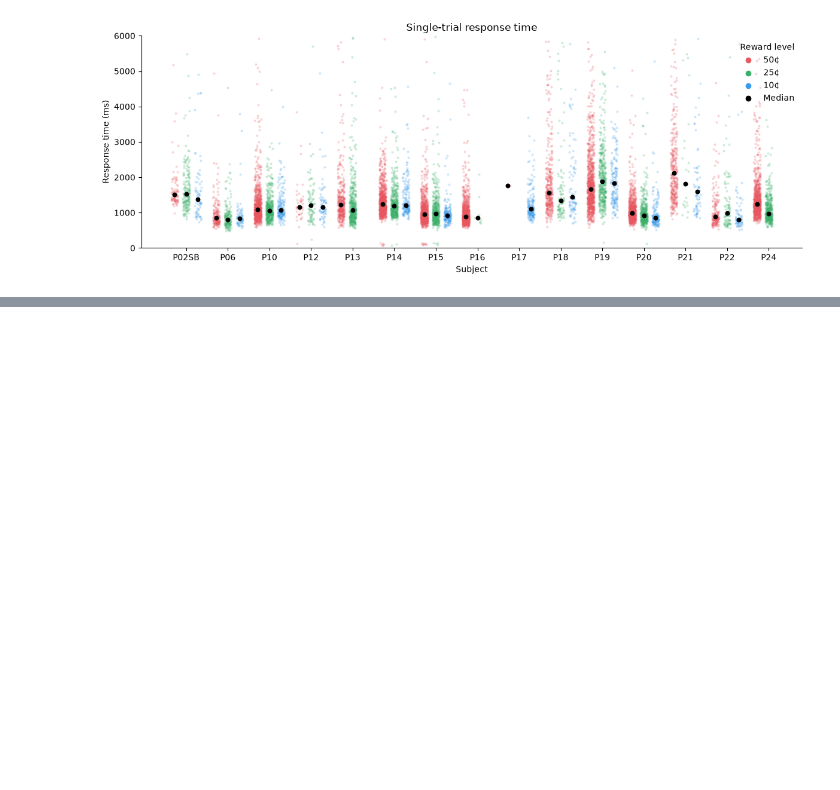
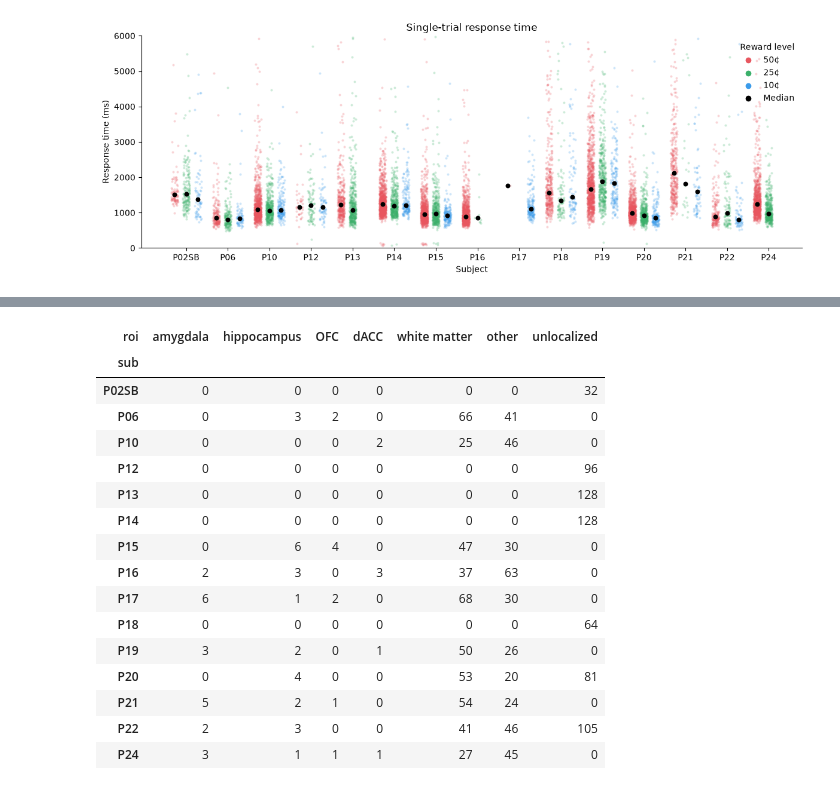
Before and after one commit to bzheng112/progressive_ratio, a Jupyter notebook: notebooks/progressive_ratio.ipynb, the cells around one changed output, grey strips where cells are left out. Cells and saved outputs as stored; diff of their text form; code cells hidden in the pictures; blank space fills up the shorter version.

```diff
--- a/notebooks/progressive_ratio.ipynb
+++ b/notebooks/progressive_ratio.ipynb
@@ -126,0 +224,31 @@ plt.tight_layout()
+# %%
+def channel_table(sub):
+    """One row per recorded channel: is it a depth contact, and where is it (strict Destrieux label)."""
+    ch = pd.read_csv(BIDS / f"sub-{sub}/ses-01/ieeg/sub-{sub}_ses-01_task-pr_channels.tsv",
+                     sep="\t", na_values="n/a", encoding="utf-8-sig")[["name", "type"]]
+    ch.insert(0, "sub", sub)
+    ch["depth"] = ~ch["name"].str.fullmatch(EXTRA, case=False)
+    f = BIDS / f"derivatives/electrodes/sub-{sub}/sub-{sub}_electrodes_full.tsv"
+    if not f.exists():
+        ch["region"] = np.nan
+    else:
+        el = pd.read_csv(f, sep="\t", na_values="n/a", encoding="utf-8-sig")
+        el = el.set_index(el["name"].str.upper())
+        def key(name):
+            k = name.upper()
+            if k in el.index:
+                return k
+            stem, num = re.match(r"(.*?)(\d+)$", k).groups() if re.search(r"\d+$", k) else (k, "")
+            return ALIAS.get(stem, stem) + num
+        ch["key"] = ch["name"].map(key)
+        cols = ["region_destrieux", "region_destrieux_rave", "regions_within_2mm", "white_matter",
+                "x_mni305_mm", "y_mni305_mm", "z_mni305_mm"]
+        ch = ch.join(el[cols].rename(columns={"region_destrieux": "region", "region_destrieux_rave": "region_near",
+                                              "regions_within_2mm": "within_2mm", "x_mni305_mm": "x_mni",
+                                              "y_mni305_mm": "y_mni", "z_mni305_mm": "z_mni"}), on="key")
+        ch = ch.drop(columns="key")
+    ch["roi"] = ch["region"].map(roi_of)
+    ch.loc[~ch["depth"], "roi"] = "not depth"
+    first = ch["name"].str.upper().str[0]
+    ch["hemi"] = np.where(ch["depth"], first.where(first.isin(["L", "R"])), None)
+    return ch
@@ -126,0 +267,22 @@ plt.tight_layout()
+# %%
+allch = pd.concat([channel_table(s) for s in subjects()], ignore_index=True)
+d = allch[allch.depth]
+d.groupby("sub").roi.value_counts().unstack(fill_value=0)[["amygdala", "hippocampus", "OFC", "dACC", "white matter", "other", "unlocalized"]]
+# %% [output]
+| roi | amygdala | hippocampus | OFC | dACC | white matter | other | unlocalized |
+| sub |  |  |  |  |  |  |  |
+| P02SB | 0 | 0 | 0 | 0 | 0 | 0 | 32 |
+| P06 | 0 | 3 | 2 | 0 | 66 | 41 | 0 |
+| P10 | 0 | 0 | 0 | 2 | 25 | 46 | 0 |
+| P12 | 0 | 0 | 0 | 0 | 0 | 0 | 96 |
+| P13 | 0 | 0 | 0 | 0 | 0 | 0 | 128 |
+| P14 | 0 | 0 | 0 | 0 | 0 | 0 | 128 |
+| P15 | 0 | 6 | 4 | 0 | 47 | 30 | 0 |
+| P16 | 2 | 3 | 0 | 3 | 37 | 63 | 0 |
+| P17 | 6 | 1 | 2 | 0 | 68 | 30 | 0 |
+| P18 | 0 | 0 | 0 | 0 | 0 | 0 | 64 |
+| P19 | 3 | 2 | 0 | 1 | 50 | 26 | 0 |
+| P20 | 0 | 4 | 0 | 0 | 53 | 20 | 81 |
+| P21 | 5 | 2 | 1 | 0 | 54 | 24 | 0 |
+| P22 | 2 | 3 | 0 | 0 | 41 | 46 | 105 |
+| P24 | 3 | 1 | 1 | 1 | 27 | 45 | 0 |
```
Also changed, not shown: parts of 18 cells of this notebook, 1 other file.
